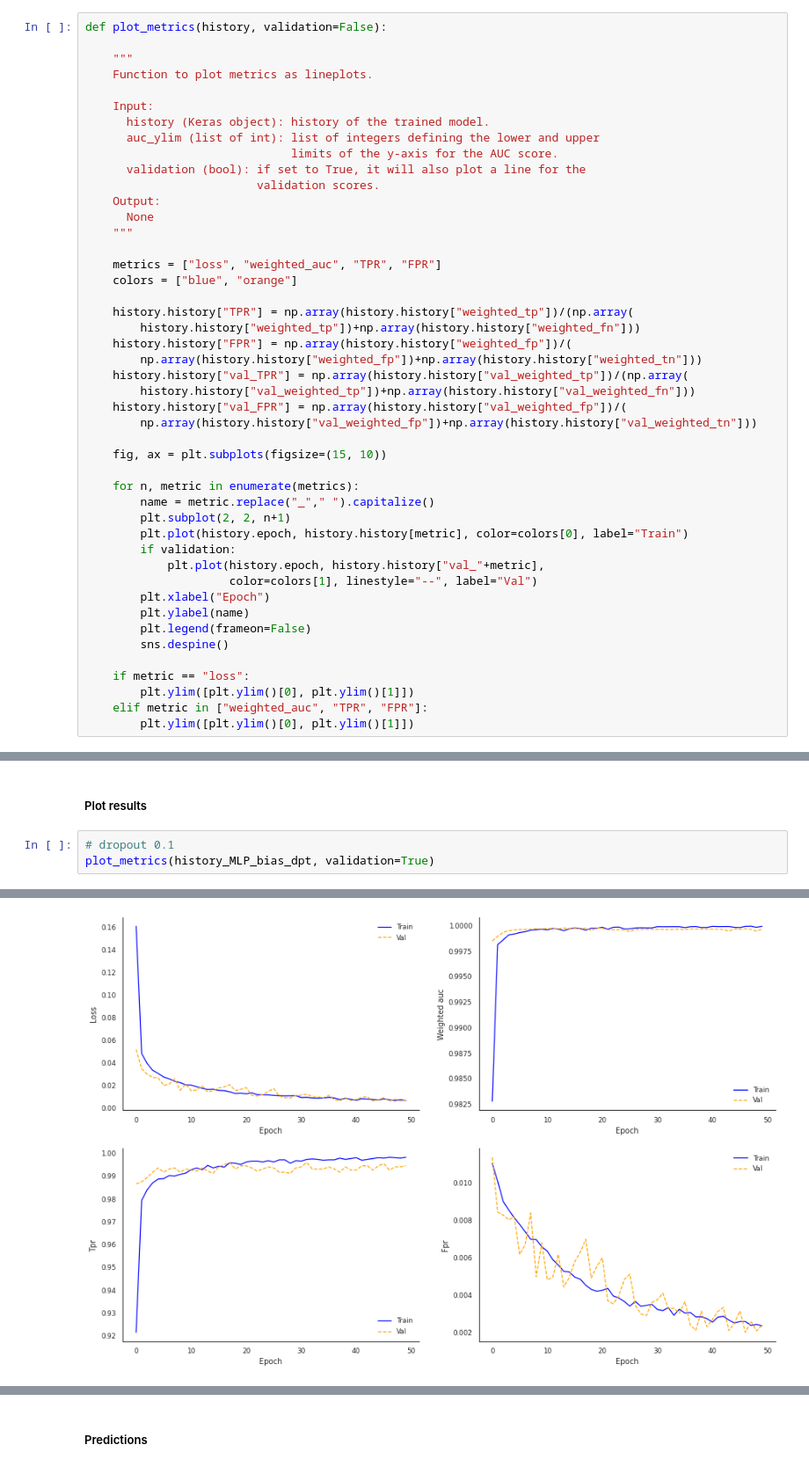
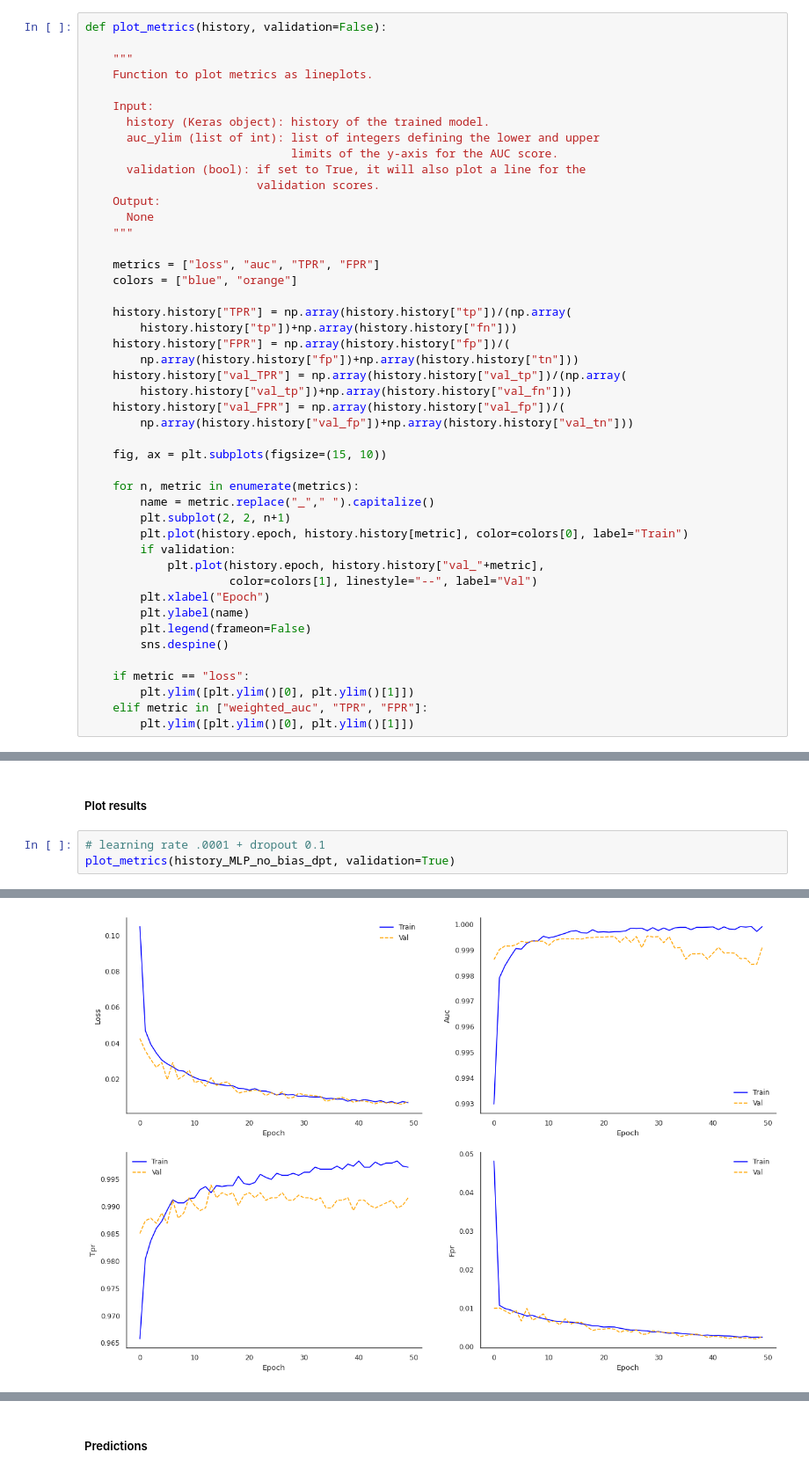
Before and after one commit to sbmoyano/data_science_projects, a Jupyter notebook: fraud_detection/MLP.ipynb, the cells around one changed output, grey strips where cells are left out. Shown at 88% size. Drawn from its saved outputs; the diff is of its cells as text.

```diff
--- a/fraud_detection/MLP.ipynb
+++ b/fraud_detection/MLP.ipynb
@@ -414,17 +427,17 @@ def plot_metrics(history, validation=False):
       None
     """
 
-    metrics = ["loss", "weighted_auc", "TPR", "FPR"]
+    metrics = ["loss", "auc", "TPR", "FPR"]
     colors = ["blue", "orange"]
 
-    history.history["TPR"] = np.array(history.history["weighted_tp"])/(np.array(
-        history.history["weighted_tp"])+np.array(history.history["weighted_fn"]))
-    history.history["FPR"] = np.array(history.history["weighted_fp"])/(
-        np.array(history.history["weighted_fp"])+np.array(history.history["weighted_tn"]))
-    history.history["val_TPR"] = np.array(history.history["val_weighted_tp"])/(np.array(
-        history.history["val_weighted_tp"])+np.array(history.history["val_weighted_fn"]))
-    history.history["val_FPR"] = np.array(history.history["val_weighted_fp"])/(
-        np.array(history.history["val_weighted_fp"])+np.array(history.history["val_weighted_tn"]))
+    history.history["TPR"] = np.array(history.history["tp"])/(np.array(
+        history.history["tp"])+np.array(history.history["fn"]))
+    history.history["FPR"] = np.array(history.history["fp"])/(
+        np.array(history.history["fp"])+np.array(history.history["tn"]))
+    history.history["val_TPR"] = np.array(history.history["val_tp"])/(np.array(
+        history.history["val_tp"])+np.array(history.history["val_fn"]))
+    history.history["val_FPR"] = np.array(history.history["val_fp"])/(
+        np.array(history.history["val_fp"])+np.array(history.history["val_tn"]))
 
     fig, ax = plt.subplots(figsize=(15, 10))
 
@@ -1073,6 +1081,6 @@ model_MLP_bias_dpt, scores_MLP_bias_dpt, history_MLP_bias_dpt = out_bias_dpt["re
 # %% [markdown]
 ##### Plot results
 # %%
-# dropout 0.1
-plot_metrics(history_MLP_bias_dpt, validation=True)
+# learning rate .0001 + dropout 0.1
+plot_metrics(history_MLP_no_bias_dpt, validation=True)
 # %% [output]
@@ -1079,2 +1088,2 @@ plot_metrics(history_MLP_bias_dpt, validation=True)
-[figure, old version]
+[figure, new version]
 # %%
```
Also changed, not shown: parts of 62 cells of this notebook.
